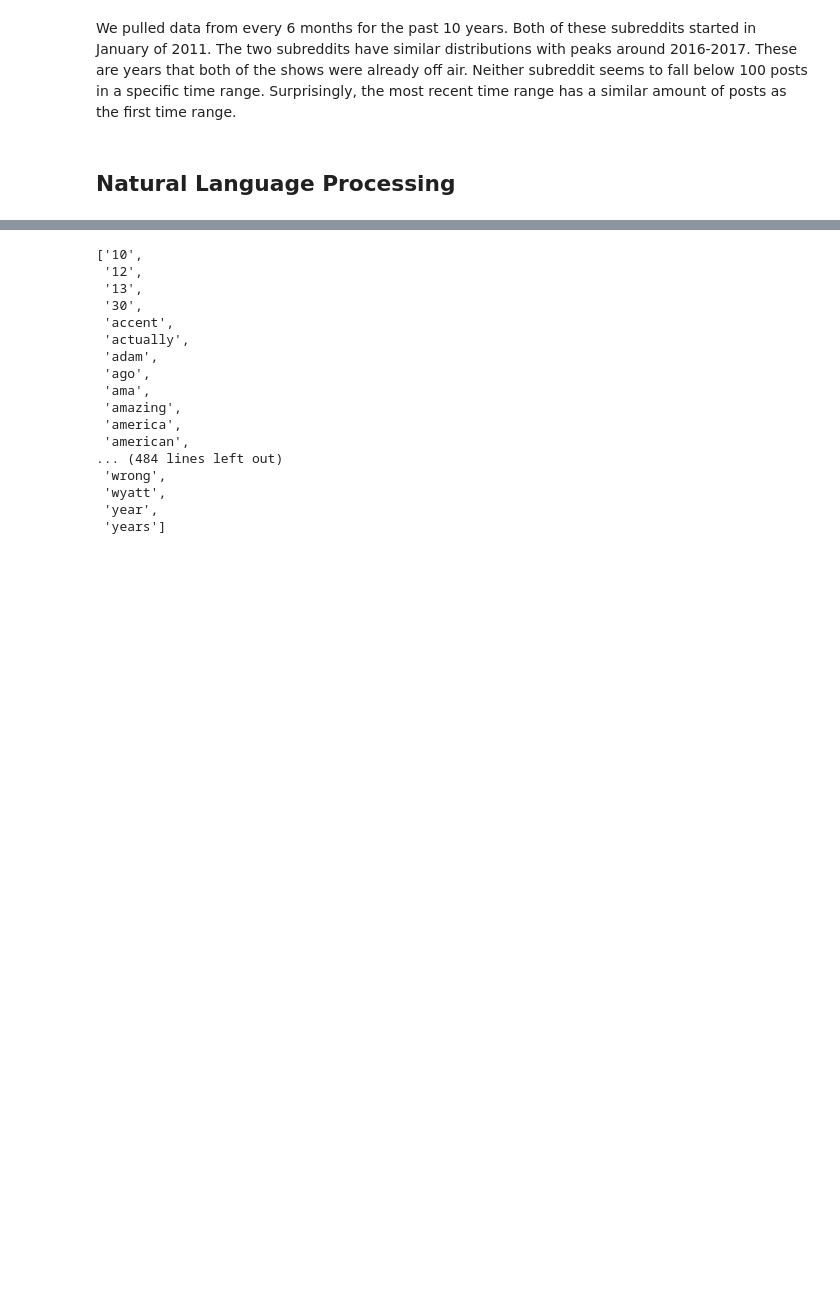
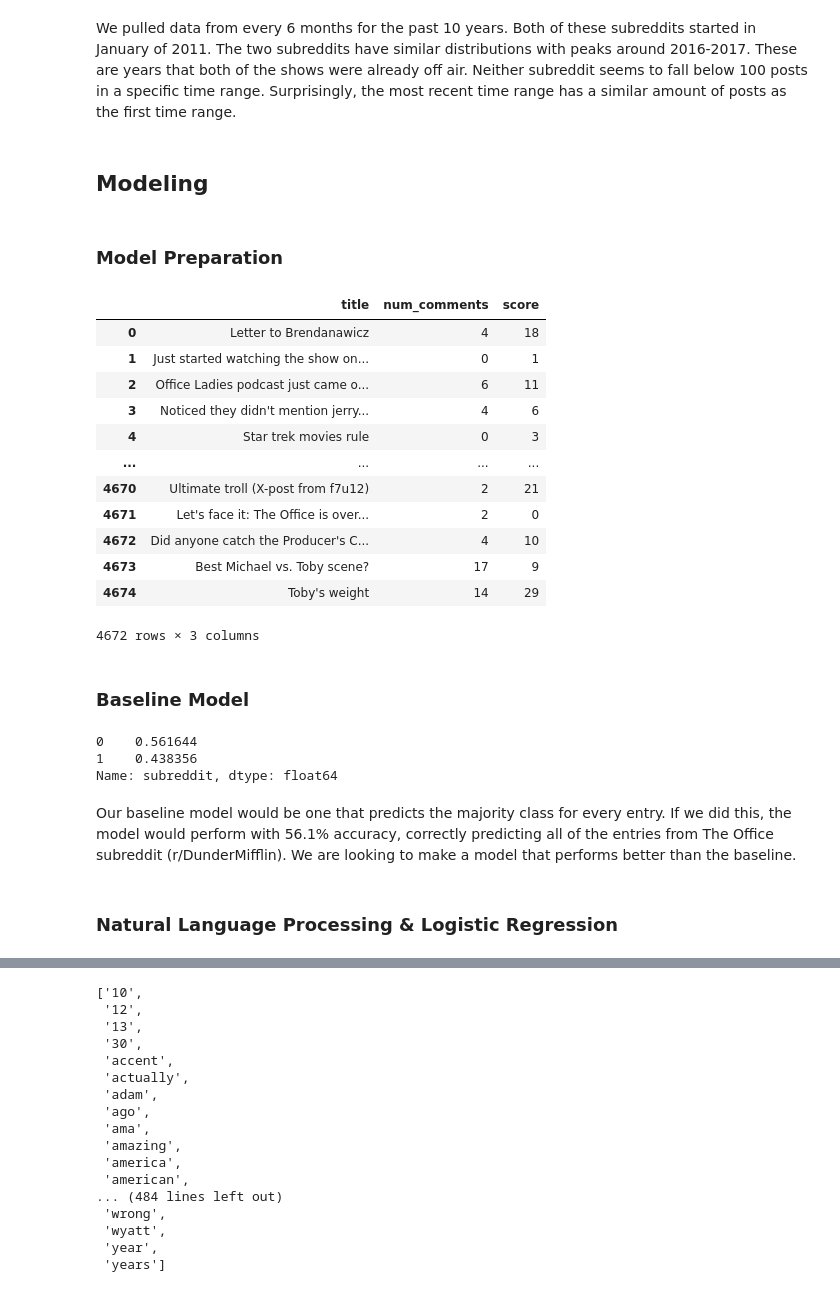
Before and after one commit to dmedellin2/reddit_classification, a Jupyter notebook: code/reddit-classification-models.ipynb, the cells around one changed output, grey strips where cells are left out. Drawn from its saved outputs; the diff is of its cells as text; code cells hidden in the pictures; blank space fills up the shorter version.

Commit message:
model tweaking

```diff
--- a/code/reddit-classification-models.ipynb
+++ b/code/reddit-classification-models.ipynb
@@ -209,8 +251,10 @@ plt.tight_layout();
 [figure]
 # %% [markdown]
 We pulled data from every 6 months for the past 10 years. Both of these subreddits started in January of 2011. The two subreddits have similar distributions with peaks around 2016-2017. These are years that both of the shows were already off air. Neither subreddit seems to fall below 100 posts in a specific time range. Surprisingly, the most recent time range has a similar amount of posts as the first time range.
-# %% [markdown]
-## Natural Language Processing
+# %% [markdown]
+## Modeling
+# %% [markdown]
+### Model Preparation
 # %%
 # setting X & y, train test split
 #features = ['title','num_comments','score']
@@ -218,6 +262,34 @@ X = reddit['title']
 y = reddit['subreddit']
 
 X_train, X_test, y_train, y_test = train_test_split(X, y, random_state = 42, stratify = y)
+# %%
+X
+# %% [output]
+|  | title | num_comments | score |
+| 0 | Letter to Brendanawicz | 4 | 18 |
+| 1 | Just started watching the show on... | 0 | 1 |
+| 2 | Office Ladies podcast just came o... | 6 | 11 |
+| 3 | Noticed they didn't mention jerry... | 4 | 6 |
+| 4 | Star trek movies rule | 0 | 3 |
+| ... | ... | ... | ... |
+| 4670 | Ultimate troll (X-post from f7u12) | 2 | 21 |
+| 4671 | Let's face it: The Office is over... | 2 | 0 |
+| 4672 | Did anyone catch the Producer's C... | 4 | 10 |
+| 4673 | Best Michael vs. Toby scene? | 17 | 9 |
+| 4674 | Toby's weight | 14 | 29 |
+4672 rows × 3 columns
+# %% [markdown]
+### Baseline Model
+# %%
+y_test.value_counts(normalize=True)
+# %% [output]
+0    0.561644
+1    0.438356
+Name: subreddit, dtype: float64
+# %% [markdown]
+Our baseline model would be one that predicts the majority class for every entry. If we did this, the model would perform with 56.1% accuracy, correctly predicting all of the entries from The Office subreddit (r/DunderMifflin). We are looking to make a model that performs better than the baseline.
+# %% [markdown]
+### Natural Language Processing & Logistic Regression
 # %%
 # define pipeline
 pipe = Pipeline([
```
Also changed, not shown: parts of 24 cells of this notebook.
